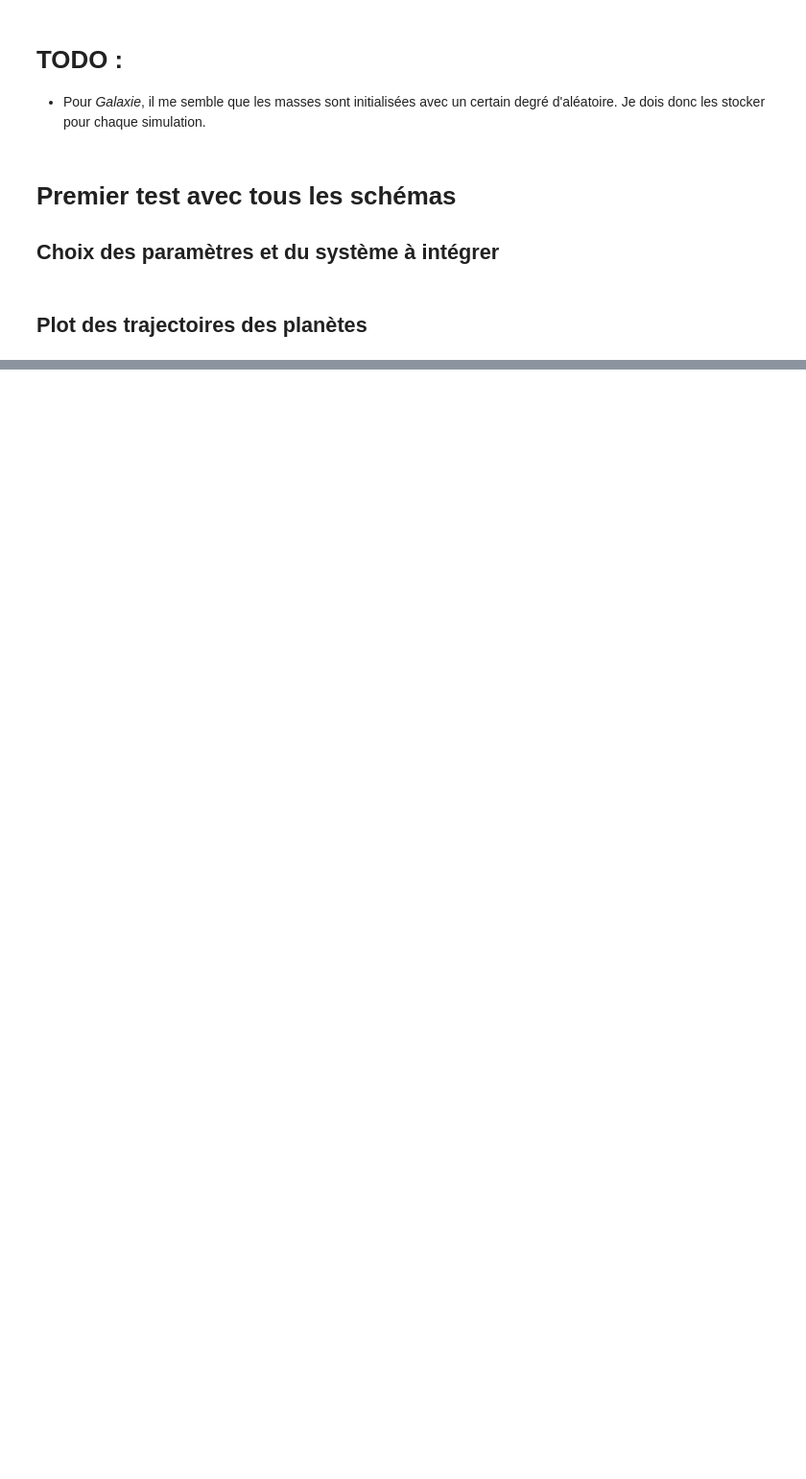
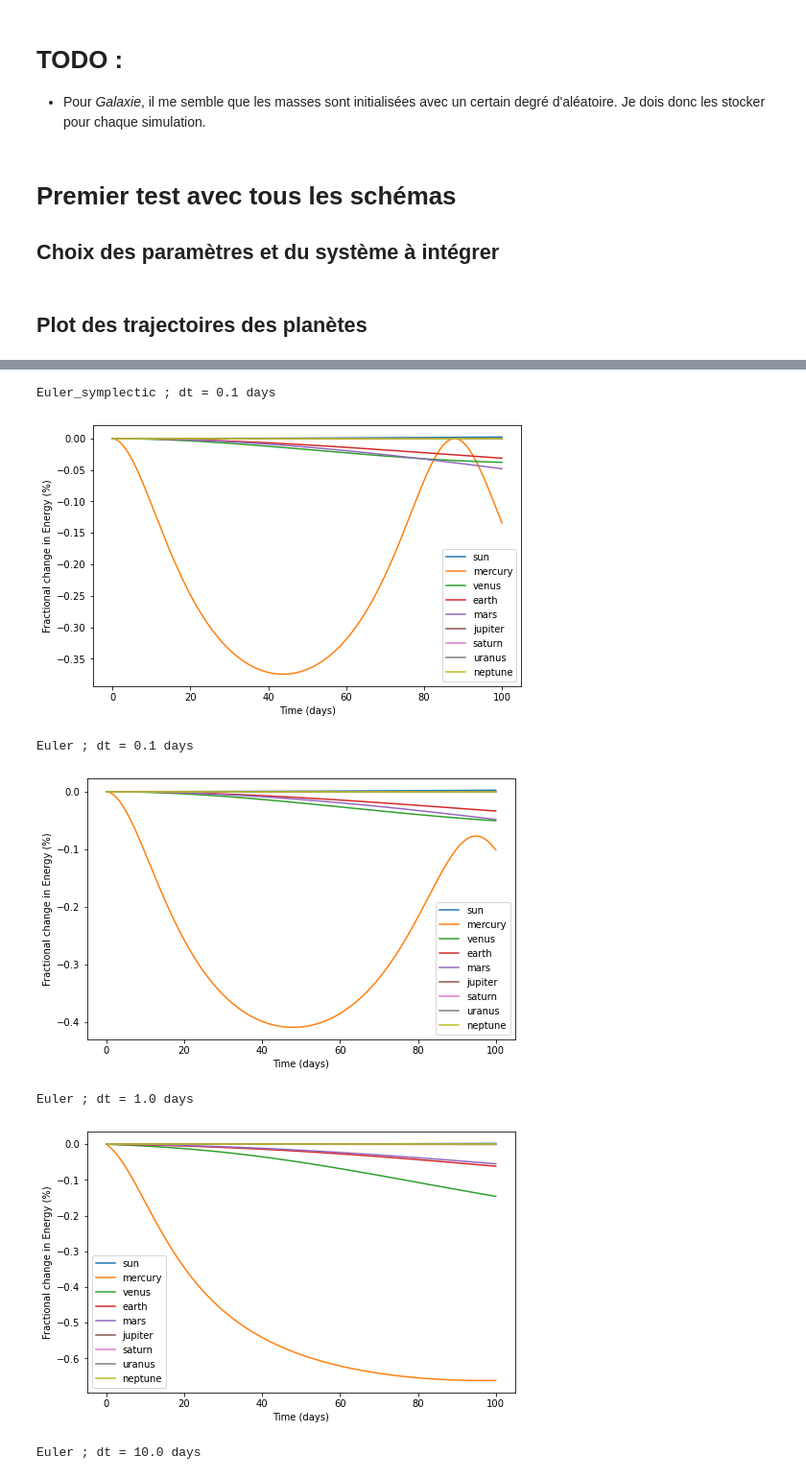
Before and after one commit to PaulCalot/MAP551, a Jupyter notebook: projet/python-galaxy/solar.ipynb, the cells around one changed output, grey strips where cells are left out. Shown: that part at 96% size. Saved outputs shown, nothing was run; the diff lists cells and outputs as text; code cells hidden in the pictures; blank space fills up the shorter version.

```diff
--- a/projet/python-galaxy/solar.ipynb
+++ b/projet/python-galaxy/solar.ipynb
@@ -297,0 +157,10 @@ plt.show()
+# %%
+plotter.plot_energy(per_scheme = True)
+# %% [output]
+Euler_symplectic ; dt = 0.1 days
+[figure, added]
+Euler ; dt = 0.1 days
+[figure, added]
+Euler ; dt = 1.0 days
+[figure, added]
+Euler ; dt = 10.0 days
```
Also changed, not shown: parts of 20 cells of this notebook, 5 other files.
